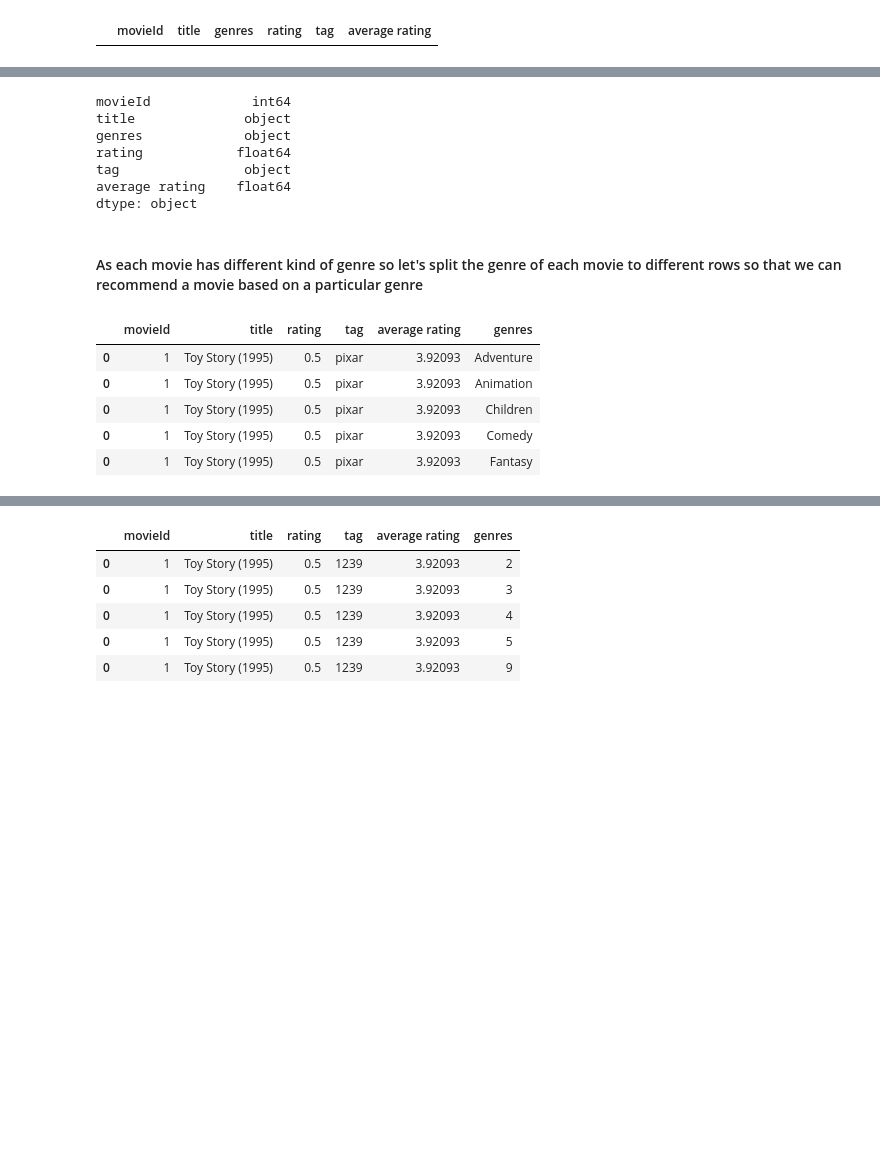
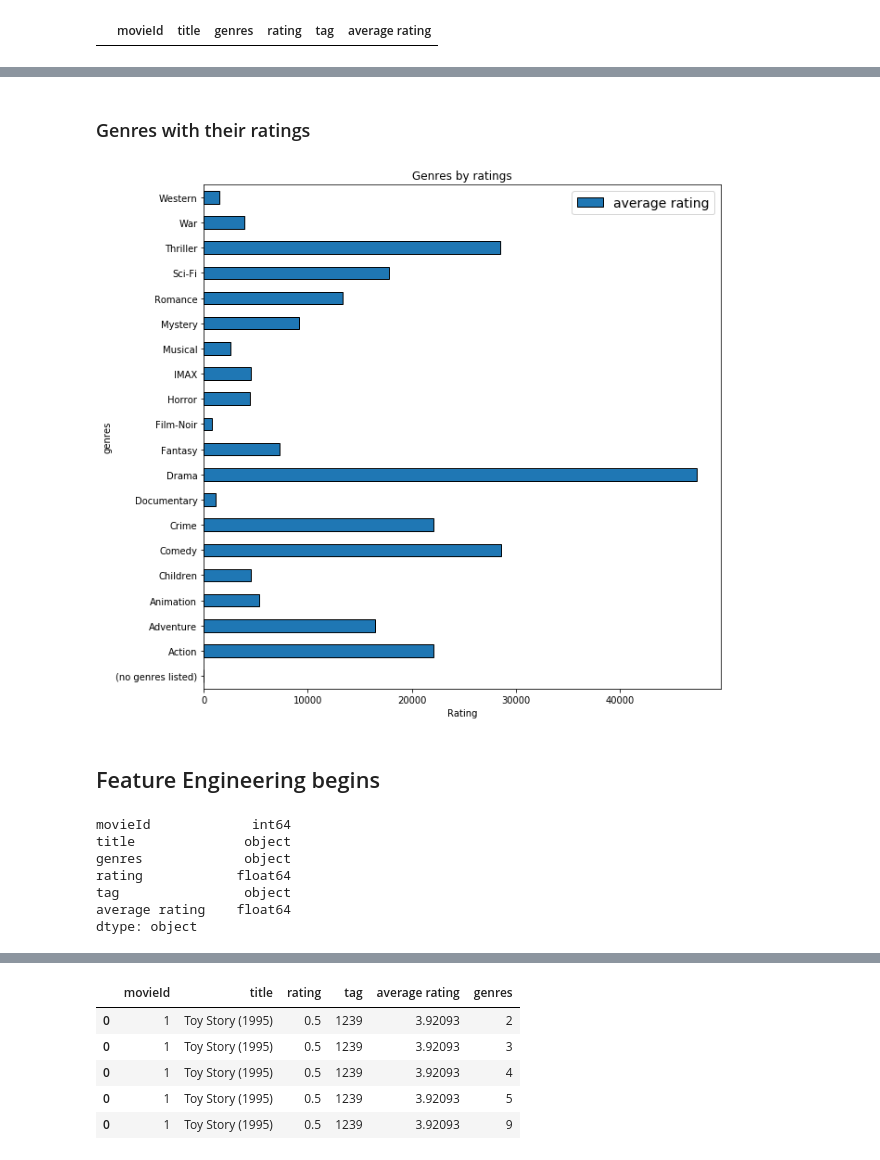
Before and after one commit to sandipdey91/Data-Science-Third-Project, a Jupyter notebook: notebook/Weekend-Movie-Trip.ipynb, the cells around one changed output, grey strips where cells are left out. Cells and saved outputs as stored; diff of their text form; code cells hidden in the pictures; blank space fills up the shorter version.

```diff
--- a/notebook/Weekend-Movie-Trip.ipynb
+++ b/notebook/Weekend-Movie-Trip.ipynb
@@ -127,0 +166,13 @@ df_movietagratings[df_movietagratings.isnull().any(axis=1)]
+# %% [markdown]
+### Genres with their ratings
+# %%
+df_movietagratings.groupby("genres").agg({"average rating":"sum"}).plot(kind="barh",
+                                                          figsize = (10,10),
+                                                          edgecolor = "k",
+                                                          linewidth =1 )
+plt.title("Genres by ratings")
+plt.legend(loc = "best" , prop = {"size" : 14})
+plt.xlabel("Rating")
+plt.show()
+# %% [output]
+[figure, added]
@@ -128,3 +182,5 @@ df_movietagratings[df_movietagratings.isnull().any(axis=1)]
+# %% [markdown]
+## Feature Engineering begins
 # %%
 #Finding datatypes to locate object datatype
 df_movietagratings.dtypes
@@ -136,20 +192,3 @@ rating            float64
 tag                object
 average rating    float64
 dtype: object
-# %% [markdown]
-#### As each movie has different kind of genre so let's split the genre of each movie to different rows so that we can recommend a movie based on a particular genre
-# %%
-#Splitting the 'genre' tag for each movie by '|' so that to have individual genres as a row in df
-genre = df_movietagratings['genres'].str.split('|').apply(pd.Series, 1).stack()
-genre.index = genre.index.droplevel(-1)
-genre.name = 'genres'
-del df_movietagratings['genres']
-df_movietagratings = df_movietagratings.join(genre)
-df_movietagratings.head()
-# %% [output]
-|  | movieId | title | rating | tag | average rating | genres |
-| 0 | 1 | Toy Story (1995) | 0.5 | pixar | 3.92093 | Adventure |
-| 0 | 1 | Toy Story (1995) | 0.5 | pixar | 3.92093 | Animation |
-| 0 | 1 | Toy Story (1995) | 0.5 | pixar | 3.92093 | Children |
-| 0 | 1 | Toy Story (1995) | 0.5 | pixar | 3.92093 | Comedy |
-| 0 | 1 | Toy Story (1995) | 0.5 | pixar | 3.92093 | Fantasy |
```
Also changed, not shown: parts of 17 cells of this notebook.
